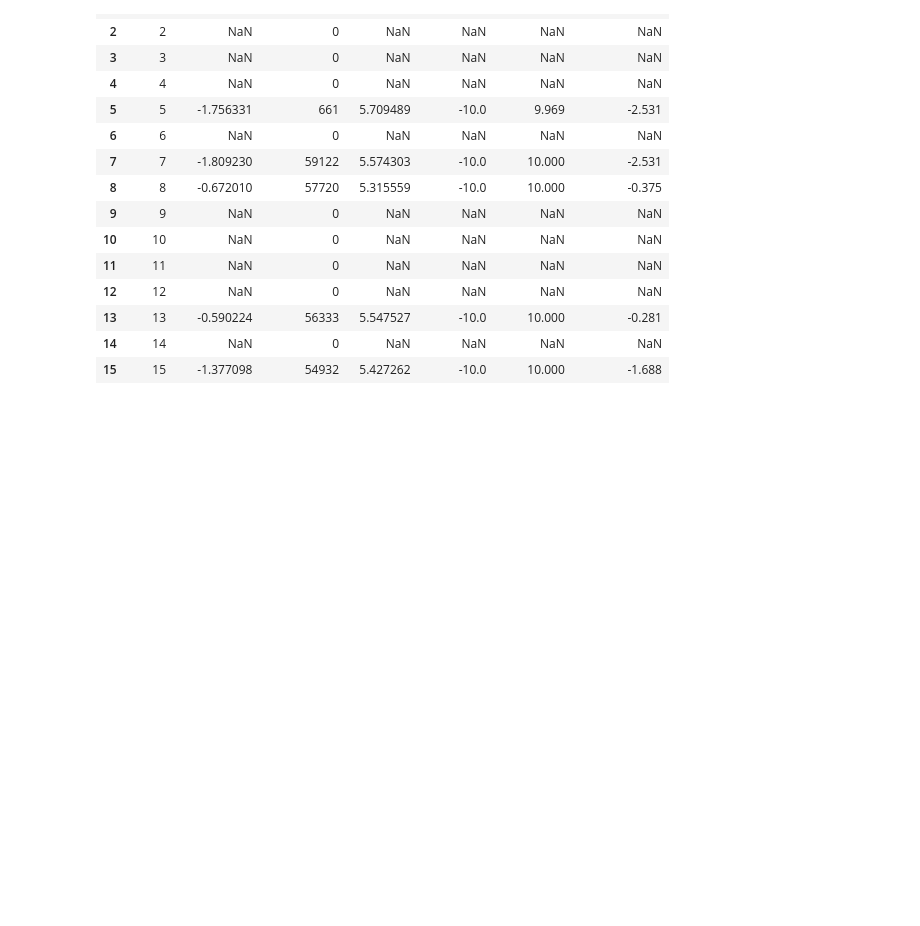
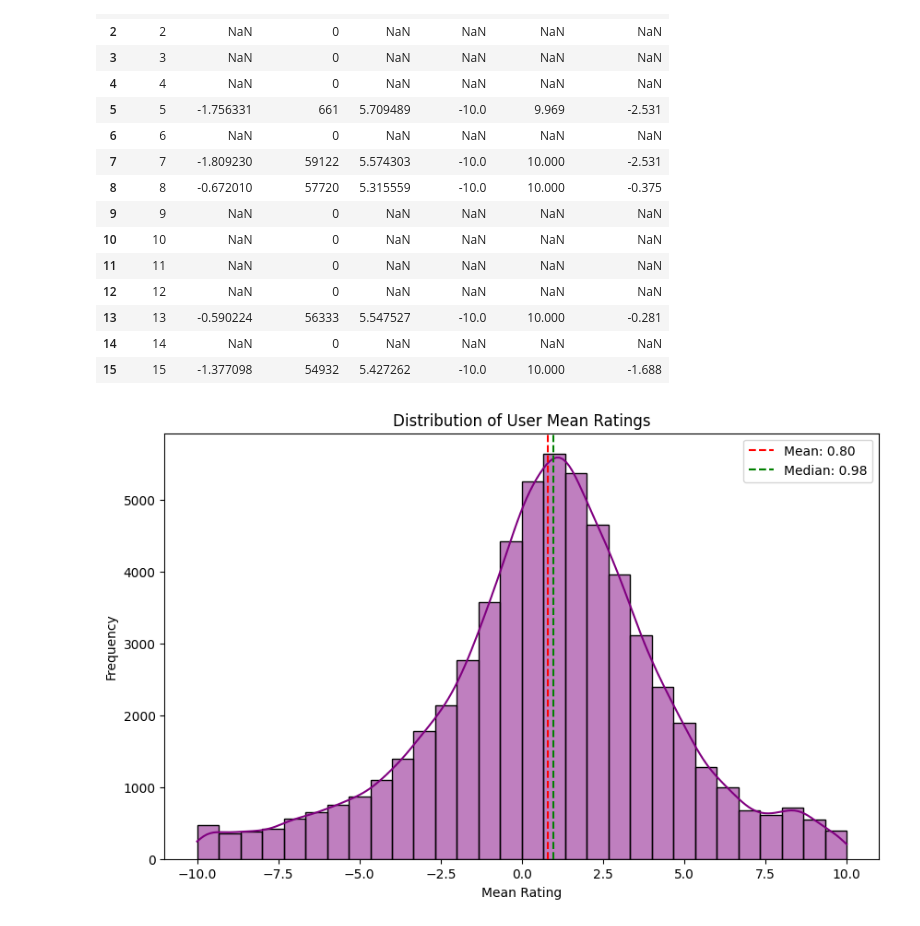
Before and after one commit to ejdam87/joke-recommendation, a Jupyter notebook: data_exploration.ipynb, the cells around one changed output. Cells and saved outputs as stored; diff of their text form; code cells hidden in the pictures; blank space fills up the shorter version.

Commit message:
data exploration done

```diff
--- a/data_exploration.ipynb
+++ b/data_exploration.ipynb
@@ -195,4 +195,7 @@ def analyze_jokes(ratings_df):
     })
 
     return joke_stats
+# %%
+user_stats = analyze_users(ratings_df)
+jokes_stats = analyze_jokes(ratings_df)
 # %%
@@ -233,3 +236,39 @@ analyze_jokes(ratings_df).head(15)
 | 13 | 13 | -0.590224 | 56333 | 5.547527 | -10.0 | 10.000 | -0.281 |
 | 14 | 14 | NaN | 0 | NaN | NaN | NaN | NaN |
 | 15 | 15 | -1.377098 | 54932 | 5.427262 | -10.0 | 10.000 | -1.688 |
+# %%
+def plot_metric_histogram(stats_df, metric_col, title=None, bins=30, color='skyblue'):
+    """
+    Plots histogram of a specific metric from user/joke statistics.
+
+    Args:
+        stats_df: DataFrame containing the statistics (from analyze_users() or analyze_jokes())
+        metric_col: Column name to plot (e.g., 'mean_rating', 'rating_count')
+        title: Custom title for the plot
+        bins: Number of bins for histogram
+        color: Color for the histogram bars
+    """
+    if title is None:
+        title = f'Distribution of {metric_col.replace("_", " ").title()}'
+
+    plt.figure(figsize=(10, 6))
+    sns.histplot(data=stats_df, x=metric_col, bins=bins, color=color, kde=True)
+
+    plt.title(title)
+    plt.xlabel(metric_col.replace("_", " ").title())
+    plt.ylabel('Frequency')
+
+    mean_val = stats_df[metric_col].mean()
+    median_val = stats_df[metric_col].median()
+
+    plt.axvline(mean_val, color='red', linestyle='--', label=f'Mean: {mean_val:.2f}')
+    plt.axvline(median_val, color='green', linestyle='--', label=f'Median: {median_val:.2f}')
+    plt.legend()
+
+    plt.show()
+# %%
+plot_metric_histogram(user_stats, 'mean_rating',
+                     title='Distribution of User Mean Ratings',
+                     color='purple')
+# %% [output]
+[figure, added]
```
Also changed, not shown: parts of 13 cells of this notebook.
